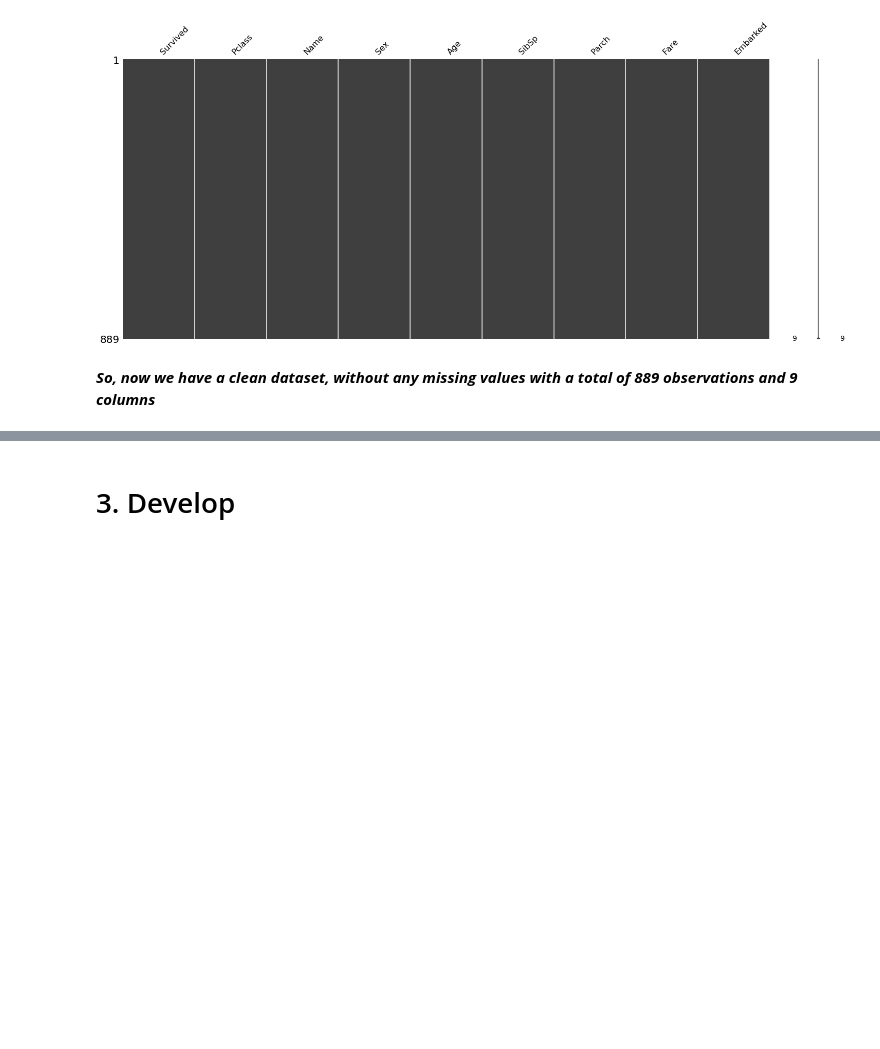
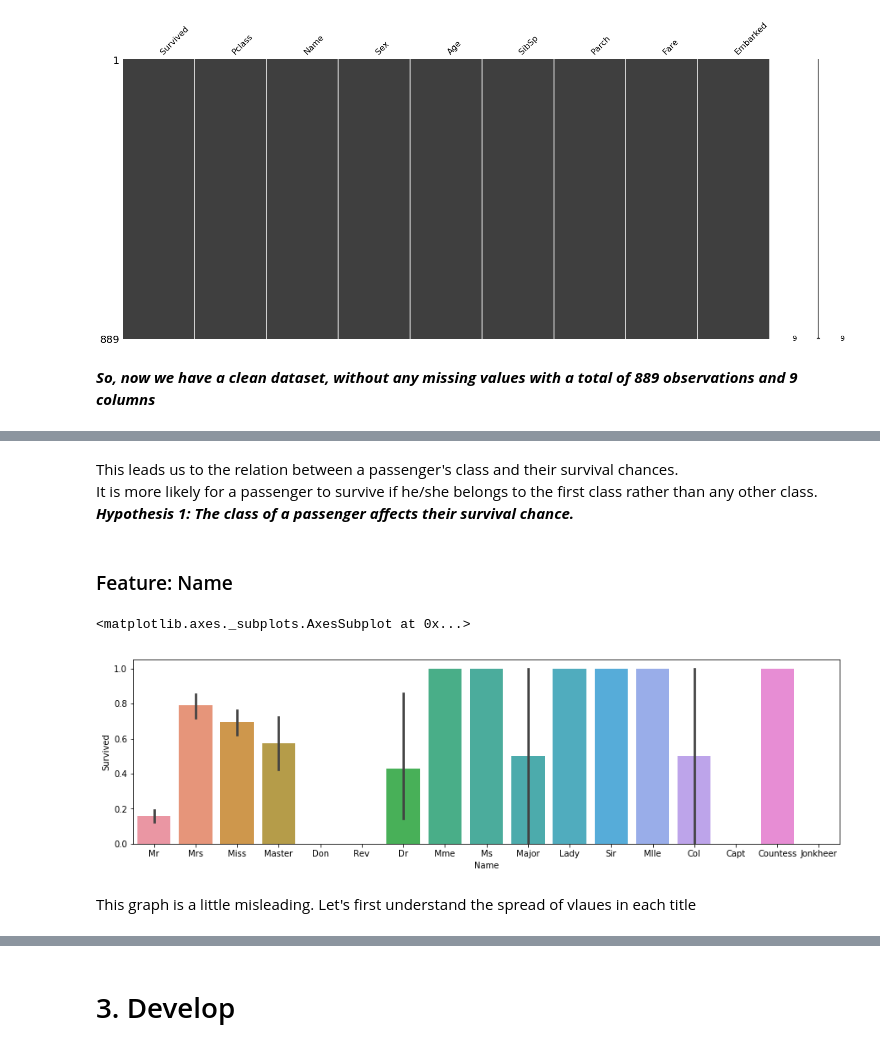
Before and after one commit to varushij/Titanic-Survivals, a Jupyter notebook: Titanic Survival Problem.ipynb, the cells around one changed output, grey strips where cells are left out. Saved outputs shown, nothing was run; the diff lists cells and outputs as text; code cells hidden in the pictures; blank space fills up the shorter version.

Commit message:
Created baseline understanding of the relation between features and target variable

```diff
--- a/Titanic Survival Problem.ipynb
+++ b/Titanic Survival Problem.ipynb
@@ -733,0 +752,14 @@ __*So, now we have a clean dataset, without any missing values with a total of 8
+# %% [markdown]
+This leads us to the relation between a passenger's class and their survival chances. <br>
+It is more likely for a passenger to survive if he/she belongs to the first class rather than any other class. <br>
+__*Hypothesis 1: The class of a passenger affects their survival chance.*__
+# %% [markdown]
+### Feature: Name
+# %%
+fig_name = plt.figure(figsize = (15,4))
+sns.barplot(train.Name, train.Survived)
+# %% [output]
+<matplotlib.axes._subplots.AxesSubplot at 0x...>
+[figure, added]
+# %% [markdown]
+This graph is a little misleading. Let's first understand the spread of vlaues in each title
```
Also changed, not shown: parts of 39 cells of this notebook.
